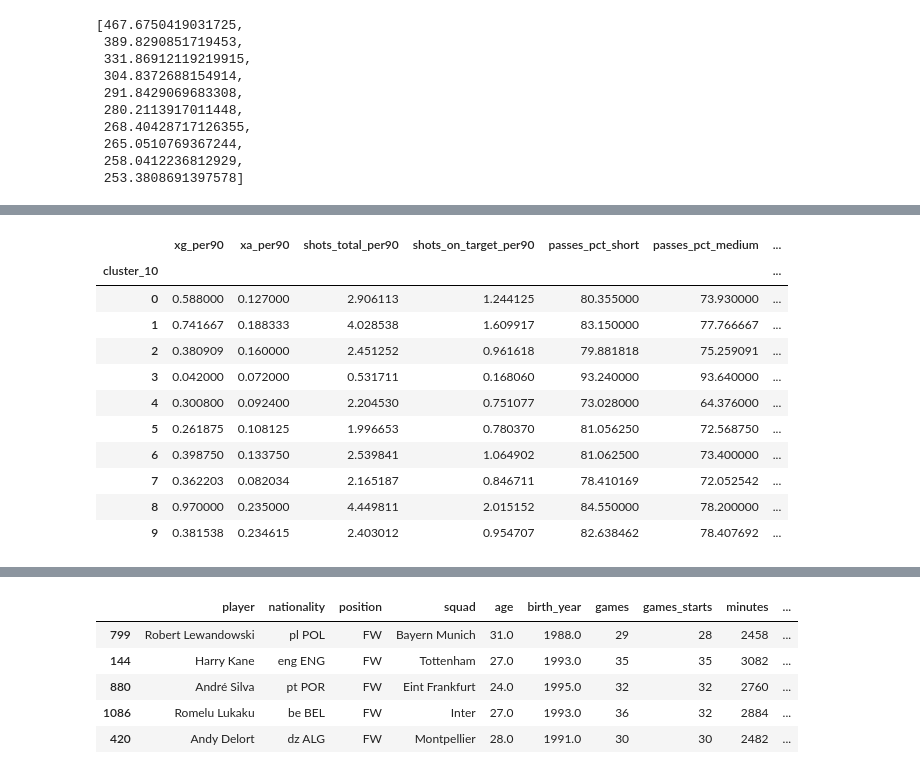
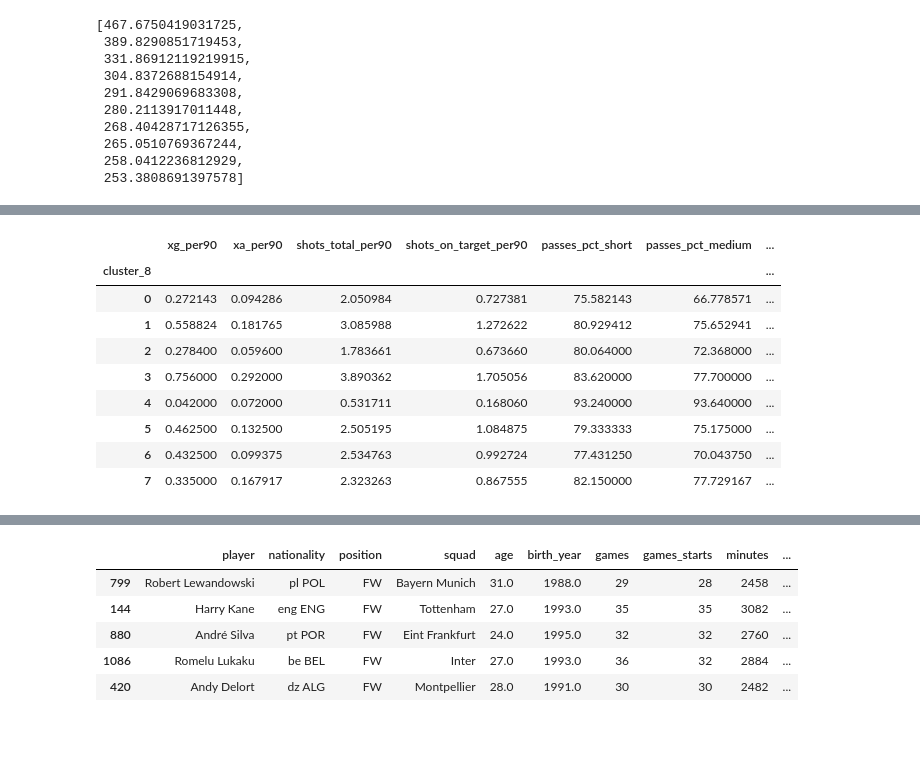
Before and after one commit to shreyansh273/Football-Scouting, a Jupyter notebook: Player_clustering.ipynb, the cells around one changed output, grey strips where cells are left out. Drawn from its saved outputs; the diff is of its cells as text; code cells hidden in the pictures; blank space fills up the shorter version.

```diff
--- a/Player_clustering.ipynb
+++ b/Player_clustering.ipynb
@@ -156,15 +154,13 @@ ax.plot(errors)
 # %%
-forwards_cluster_data.groupby(["cluster_10"])['xg_per90', 'xa_per90','shots_total_per90','shots_on_target_per90', 'passes_pct_short', 'passes_pct_medium', 'passes_pct_long','sca_per90','gca_per90','tackles_per90', 'blocks_per90', 'clearances_per90'].mean()
+forwards_cluster_data.groupby(["cluster_8"])['xg_per90', 'xa_per90','shots_total_per90','shots_on_target_per90', 'passes_pct_short', 'passes_pct_medium', 'passes_pct_long','sca_per90','gca_per90','tackles_per90', 'blocks_per90', 'clearances_per90'].mean()
 # %% [output]
 |  | xg_per90 | xa_per90 | shots_total_per90 | shots_on_target_per90 | passes_pct_short | passes_pct_medium | ... |
-| cluster_10 |  |  |  |  |  |  | ... |
-| 0 | 0.588000 | 0.127000 | 2.906113 | 1.244125 | 80.355000 | 73.930000 | ... |
-| 1 | 0.741667 | 0.188333 | 4.028538 | 1.609917 | 83.150000 | 77.766667 | ... |
-| 2 | 0.380909 | 0.160000 | 2.451252 | 0.961618 | 79.881818 | 75.259091 | ... |
-| 3 | 0.042000 | 0.072000 | 0.531711 | 0.168060 | 93.240000 | 93.640000 | ... |
-| 4 | 0.300800 | 0.092400 | 2.204530 | 0.751077 | 73.028000 | 64.376000 | ... |
-| 5 | 0.261875 | 0.108125 | 1.996653 | 0.780370 | 81.056250 | 72.568750 | ... |
-| 6 | 0.398750 | 0.133750 | 2.539841 | 1.064902 | 81.062500 | 73.400000 | ... |
-| 7 | 0.362203 | 0.082034 | 2.165187 | 0.846711 | 78.410169 | 72.052542 | ... |
-| 8 | 0.970000 | 0.235000 | 4.449811 | 2.015152 | 84.550000 | 78.200000 | ... |
-| 9 | 0.381538 | 0.234615 | 2.403012 | 0.954707 | 82.638462 | 78.407692 | ... |
+| cluster_8 |  |  |  |  |  |  | ... |
+| 0 | 0.272143 | 0.094286 | 2.050984 | 0.727381 | 75.582143 | 66.778571 | ... |
+| 1 | 0.558824 | 0.181765 | 3.085988 | 1.272622 | 80.929412 | 75.652941 | ... |
+| 2 | 0.278400 | 0.059600 | 1.783661 | 0.673660 | 80.064000 | 72.368000 | ... |
+| 3 | 0.756000 | 0.292000 | 3.890362 | 1.705056 | 83.620000 | 77.700000 | ... |
+| 4 | 0.042000 | 0.072000 | 0.531711 | 0.168060 | 93.240000 | 93.640000 | ... |
+| 5 | 0.462500 | 0.132500 | 2.505195 | 1.084875 | 79.333333 | 75.175000 | ... |
+| 6 | 0.432500 | 0.099375 | 2.534763 | 0.992724 | 77.431250 | 70.043750 | ... |
+| 7 | 0.335000 | 0.167917 | 2.323263 | 0.867555 | 82.150000 | 77.729167 | ... |
```
Also changed, not shown: parts of 10 cells of this notebook.
